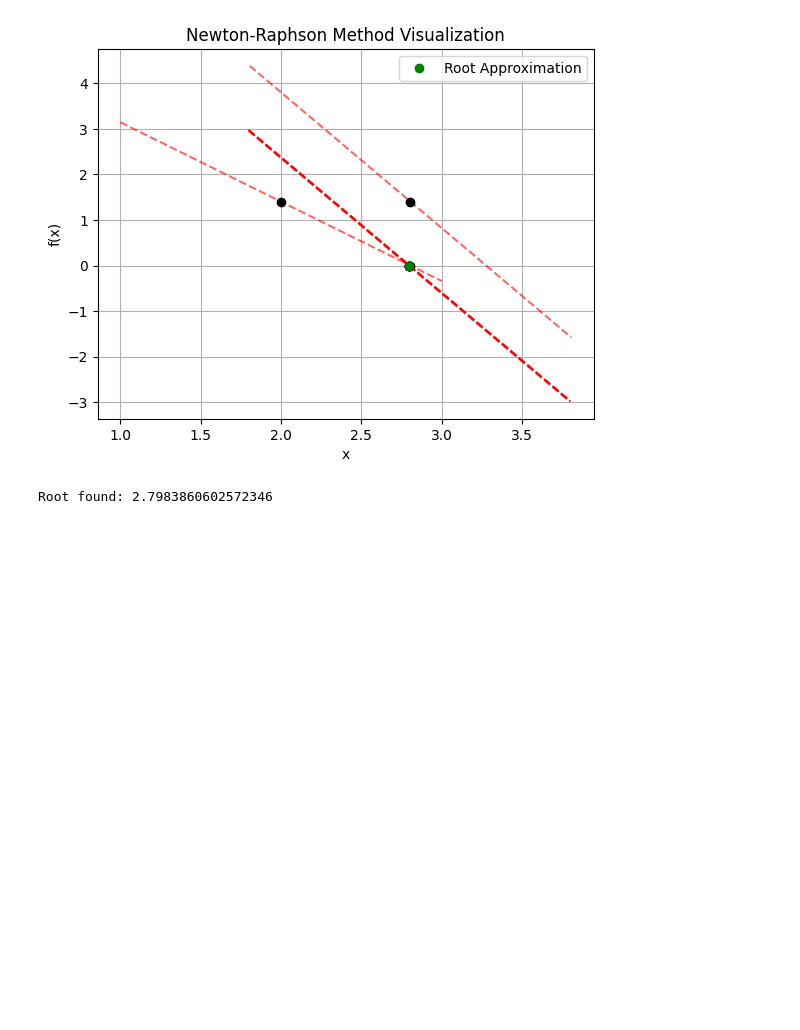
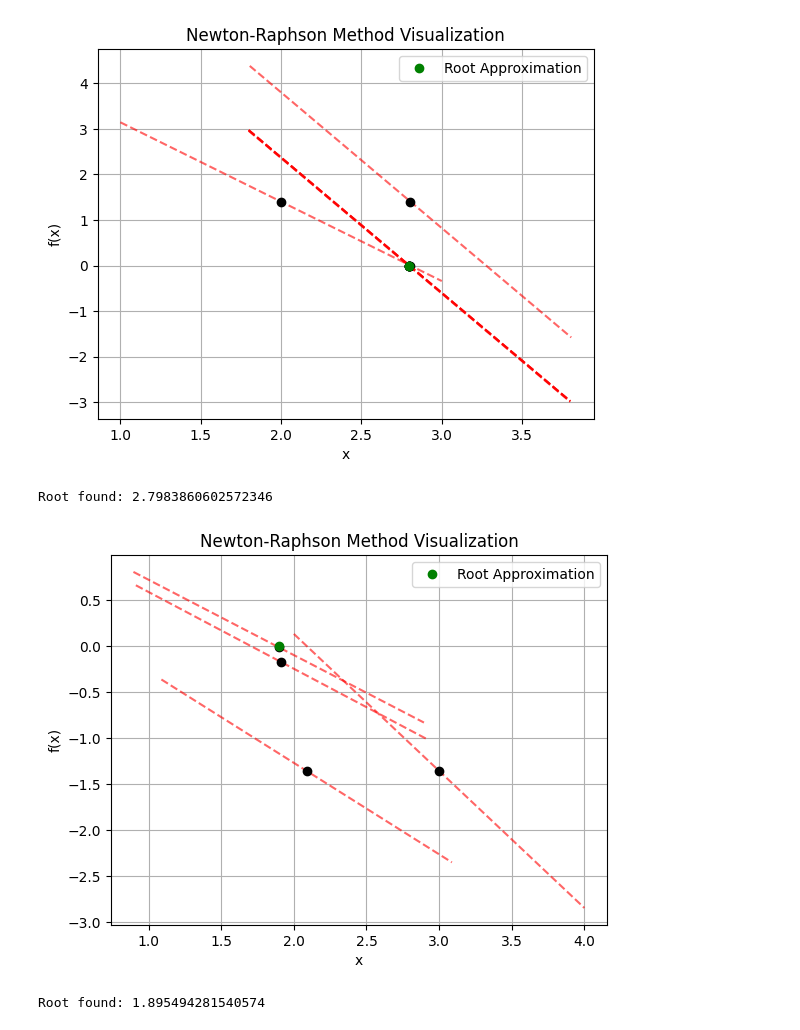
Before and after one commit to nyanko3434/Year-2_Part-II_Numerical_Method_Lab, a Jupyter notebook: Lab2/Newton_Raphson_Method.ipynb, the cells around one changed output. Drawn from its saved outputs; the diff is of its cells as text; code cells hidden in the pictures; blank space fills up the shorter version.

```diff
--- a/Lab2/Newton_Raphson_Method.ipynb
+++ b/Lab2/Newton_Raphson_Method.ipynb
@@ -89,3 +120,18 @@ except ValueError as e:
 # %% [output]
 [figure]
 Root found: 2.7983860602572346
+# %%
+def func_four(x):
+    return math.sin(x) - 0.5*x
+def dfunc_four(x):
+    return math.cos(x) - 0.5
+# %%
+x0 = 3
+try:
+    root = newton_raphson(func_four, dfunc_four, x0)
+    print(f"Root found: {root}")
+except ValueError as e:
+    print(e)
+# %% [output]
+[figure, added]
+Root found: 1.895494281540574
```
Also changed, not shown: parts of 6 cells of this notebook, 2 other files.
